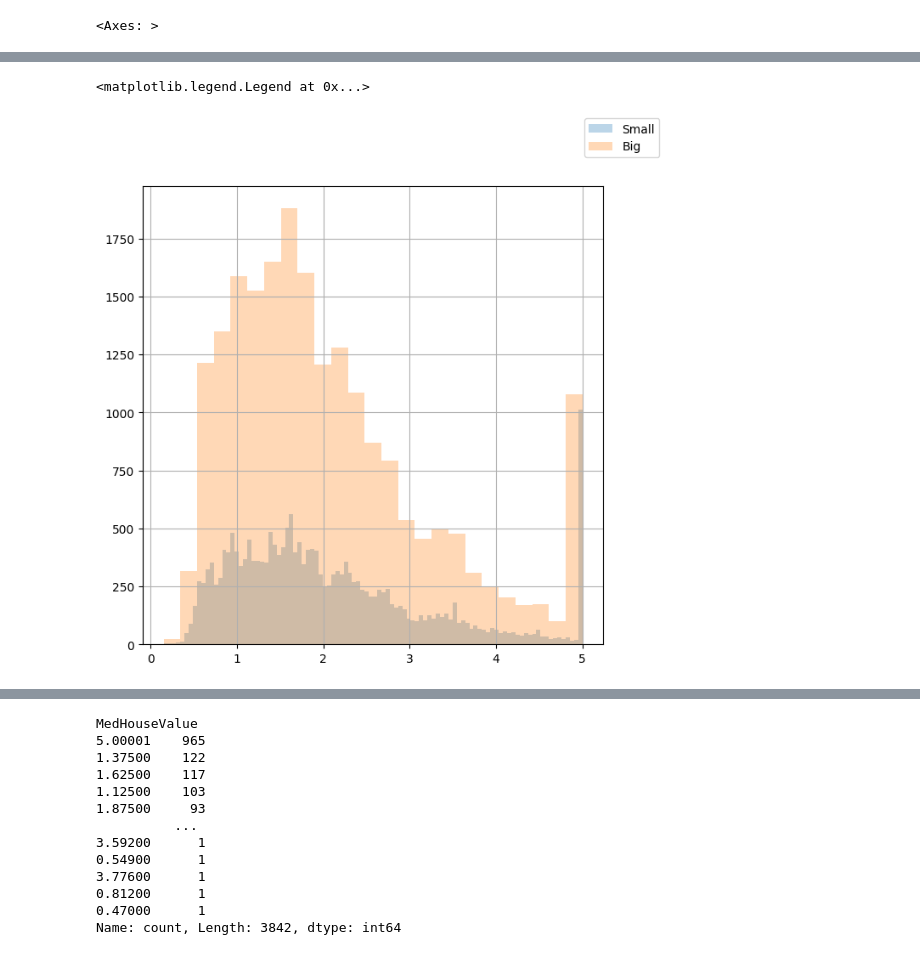
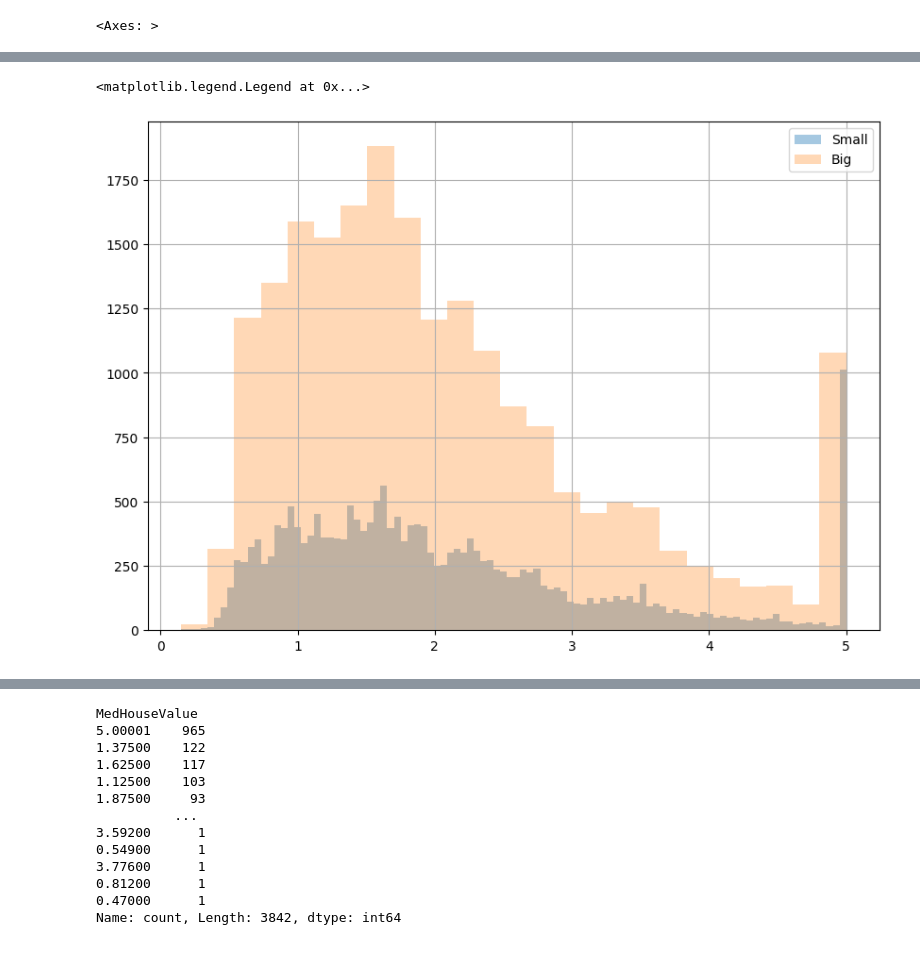
Before and after one commit to bipin-a/aidi-1100, a Jupyter notebook: lecture_material/Week6.ipynb, the cells around one changed output, grey strips where cells are left out. Drawn from its saved outputs; the diff is of its cells as text; code cells hidden in the pictures.

```diff
--- a/lecture_material/Week6.ipynb
+++ b/lecture_material/Week6.ipynb
@@ -436,19 +521,22 @@ axes
 # %%
-fig, axes = plt.subplots(1,1, figsize=(7,7),sharey=True)
+fig, axes = plt.subplots(1,1, figsize=(10,7))
+
 data_df['MedHouseValue'].hist(
     bins=100,
     ax=axes,
-    alpha = 0.3,
-    label='Small'
+    alpha = 0.4, # Opacity
+    label='Small', # Label on the legend
 )
+
 
 data_df['MedHouseValue'].hist(
     bins=25,
-    ax=axes,
     alpha = 0.3,
+    ax=axes, # Forcing plotting of both pd.Series on the same axis
     label='Big'
 )
-fig.legend()
+
+plt.legend() # Enabling Legend
 # %% [output]
 <matplotlib.legend.Legend at 0x...>
-[figure, old version]
+[figure, new version]
```
Also changed, not shown: parts of 77 cells of this notebook.
